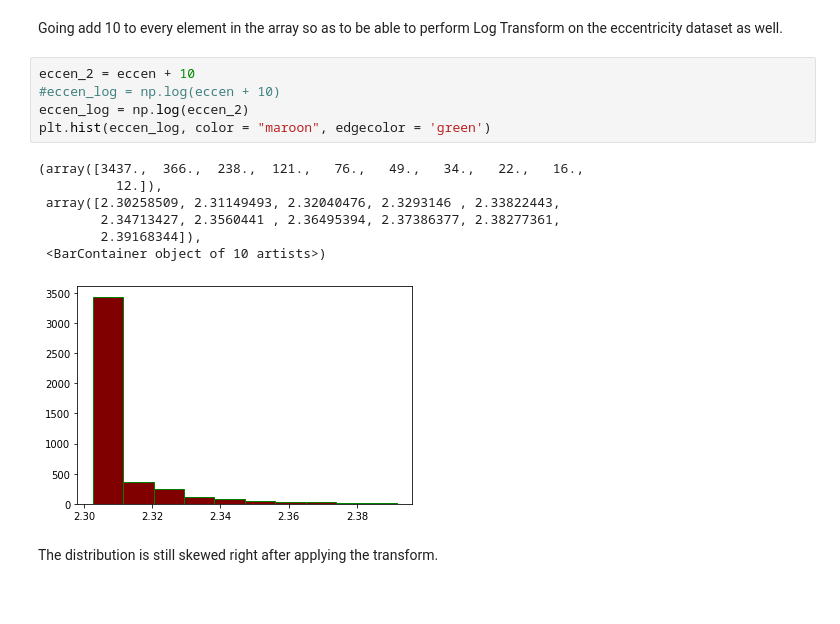
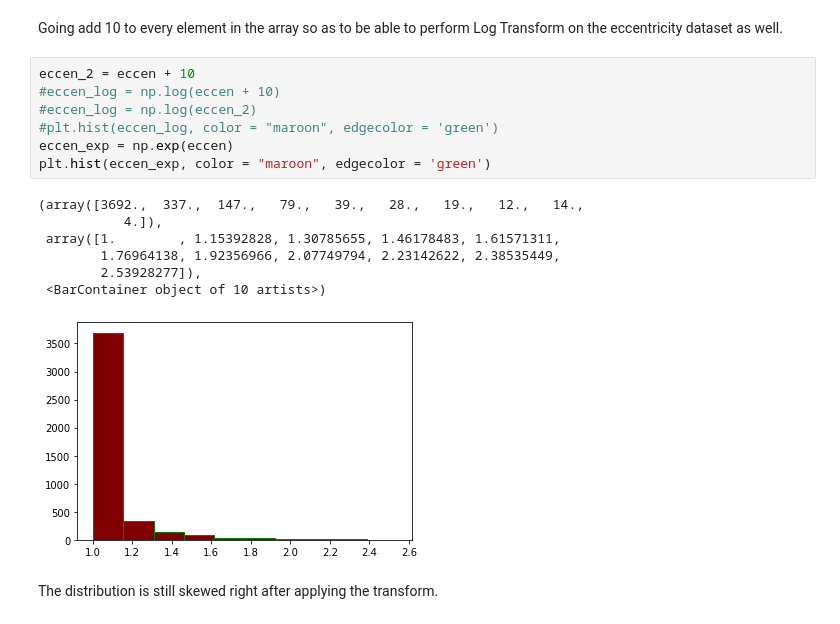
Before and after one commit to jbravo87/blog-projects, a Jupyter notebook: exoplanet_data_notebook.ipynb, the cells around one changed output. Drawn from its saved outputs; the diff is of its cells as text.

```diff
--- a/exoplanet_data_notebook.ipynb
+++ b/exoplanet_data_notebook.ipynb
@@ -234,16 +234,18 @@ Going add 10 to every element in the array so as to be able to perform Log Trans
 # %%
 eccen_2 = eccen + 10
 #eccen_log = np.log(eccen + 10)
-eccen_log = np.log(eccen_2)
-plt.hist(eccen_log, color = "maroon", edgecolor = 'green')
+#eccen_log = np.log(eccen_2)
+#plt.hist(eccen_log, color = "maroon", edgecolor = 'green')
+eccen_exp = np.exp(eccen)
+plt.hist(eccen_exp, color = "maroon", edgecolor = 'green')
 # %% [output]
-(array([3437.,  366.,  238.,  121.,   76.,   49.,   34.,   22.,   16.,
-          12.]),
- array([2.30258509, 2.31149493, 2.32040476, 2.3293146 , 2.33822443,
-        2.34713427, 2.3560441 , 2.36495394, 2.37386377, 2.38277361,
-        2.39168344]),
+(array([3692.,  337.,  147.,   79.,   39.,   28.,   19.,   12.,   14.,
+           4.]),
+ array([1.        , 1.15392828, 1.30785655, 1.46178483, 1.61571311,
+        1.76964138, 1.92356966, 2.07749794, 2.23142622, 2.38535449,
+        2.53928277]),
  <BarContainer object of 10 artists>)
-[figure, old version]
+[figure, new version]
 # %% [markdown]
 The distribution is still skewed right after applying the transform.
 # %% [markdown]
```
Also changed, not shown: parts of 35 cells of this notebook.
